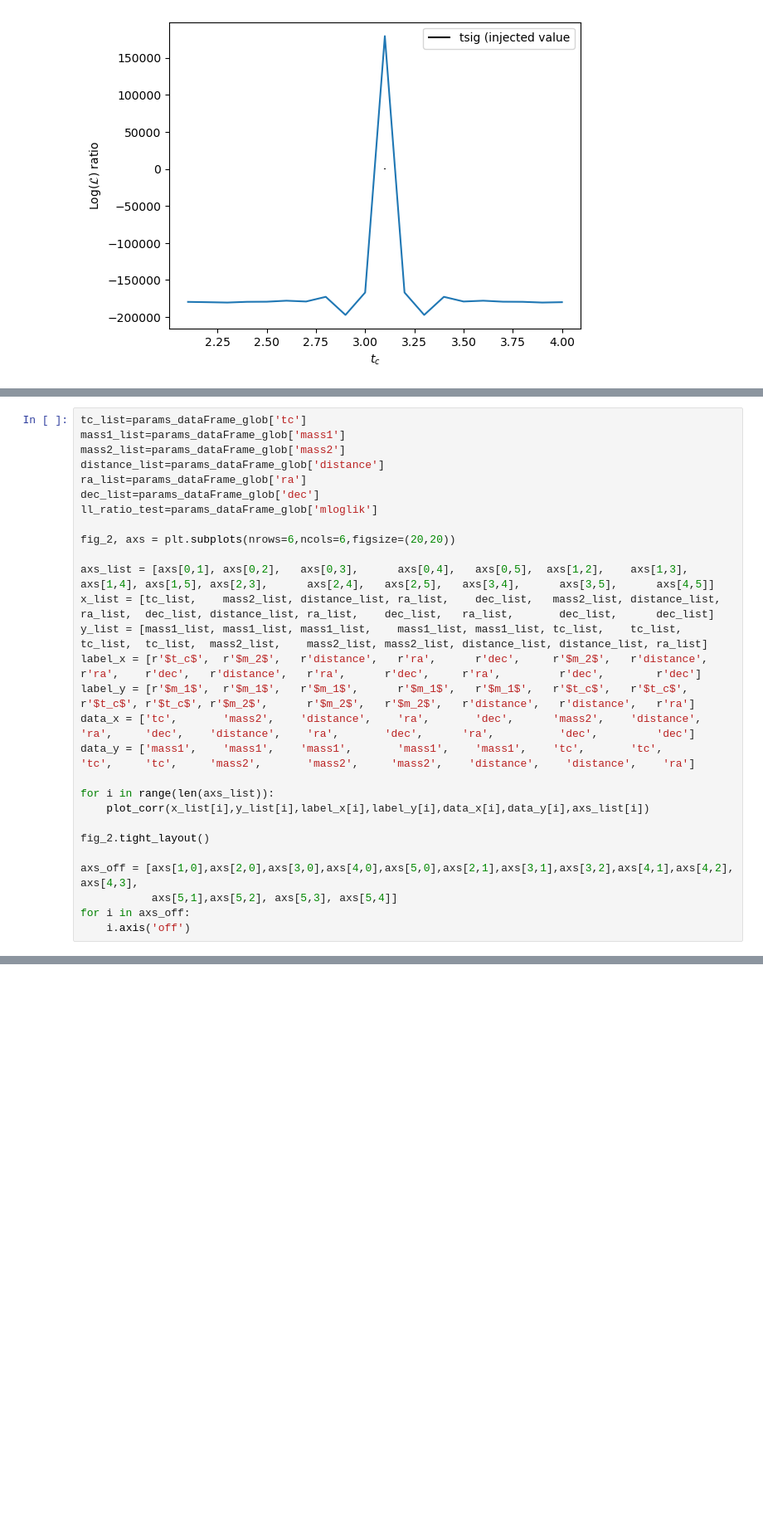
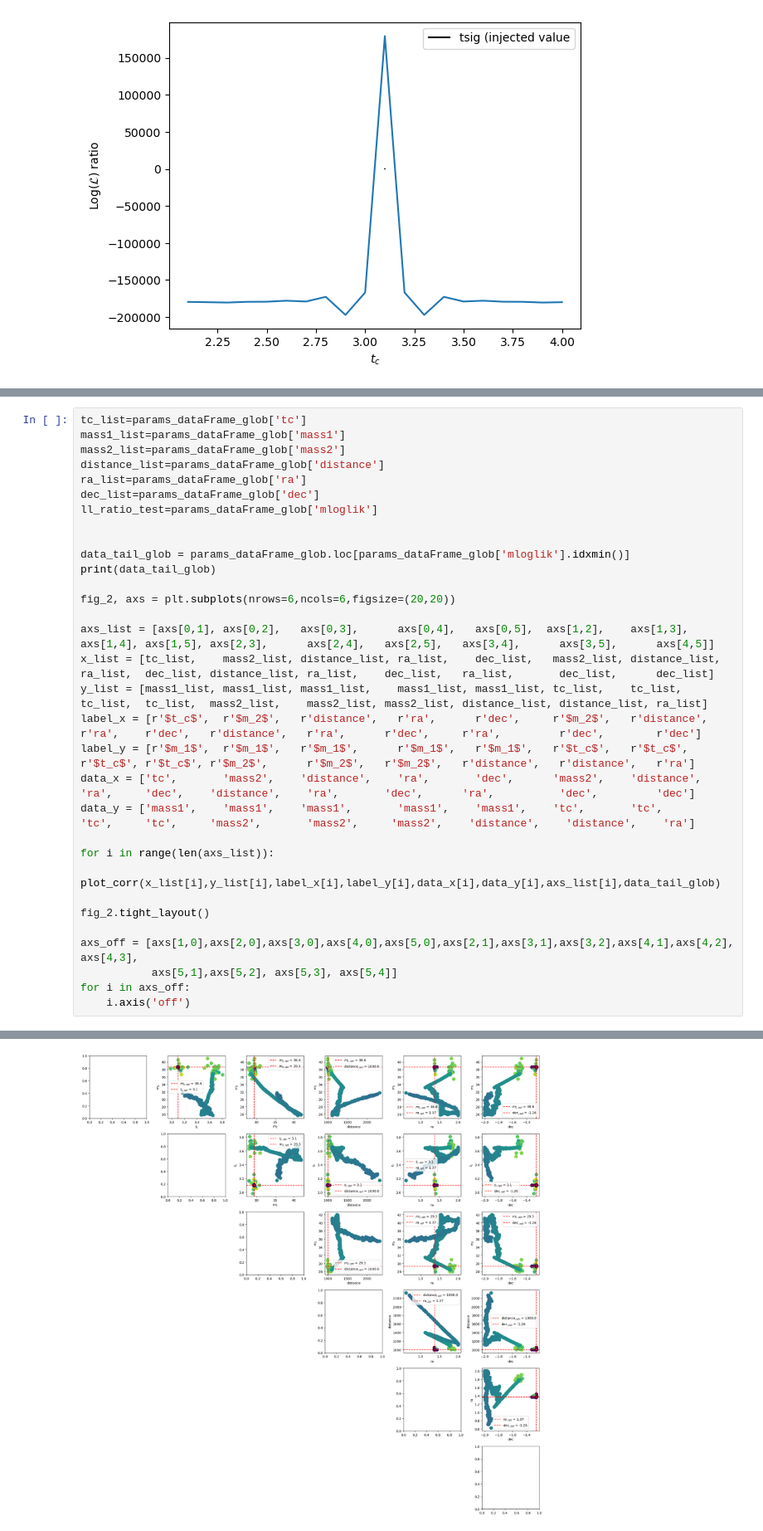
Before and after one commit to Glorieux-Victor/Internship_Victor_CBC_ET, a Jupyter notebook: likelihood_gaussian_pycbc_adrian.ipynb, the cells around one changed output, grey strips where cells are left out. Shown at 83% size. Cells and saved outputs as stored; diff of their text form; blank space fills up the shorter version.

```diff
--- a/likelihood_gaussian_pycbc_adrian.ipynb
+++ b/likelihood_gaussian_pycbc_adrian.ipynb
@@ -261,6 +311,10 @@ distance_list=params_dataFrame_glob['distance']
 ra_list=params_dataFrame_glob['ra']
 dec_list=params_dataFrame_glob['dec']
 ll_ratio_test=params_dataFrame_glob['mloglik']
+
+
+data_tail_glob = params_dataFrame_glob.loc[params_dataFrame_glob['mloglik'].idxmin()]
+print(data_tail_glob)
 
 fig_2, axs = plt.subplots(nrows=6,ncols=6,figsize=(20,20))
 
@@ -273,7 +327,7 @@ data_x = ['tc',       'mass2',    'distance',    'ra',       'dec',      'mass2'
 data_y = ['mass1',    'mass1',    'mass1',       'mass1',    'mass1',    'tc',       'tc',          'tc',     'tc',     'mass2',       'mass2',     'mass2',    'distance',    'distance',    'ra']
 
 for i in range(len(axs_list)):
-    plot_corr(x_list[i],y_list[i],label_x[i],label_y[i],data_x[i],data_y[i],axs_list[i])
+    plot_corr(x_list[i],y_list[i],label_x[i],label_y[i],data_x[i],data_y[i],axs_list[i],data_tail_glob)
 
 fig_2.tight_layout()
 
@@ -281,3 +335,4 @@ axs_off = [axs[1,0],axs[2,0],axs[3,0],axs[4,0],axs[5,0],axs[2,1],axs[3,1],axs[3,
            axs[5,1],axs[5,2], axs[5,3], axs[5,4]]
 for i in axs_off:
     i.axis('off')
+# %% [output]
@@ -283,0 +347 @@ for i in axs_off:
+[figure, added]
```
Also changed, not shown: parts of 26 cells of this notebook, 6 other files.
